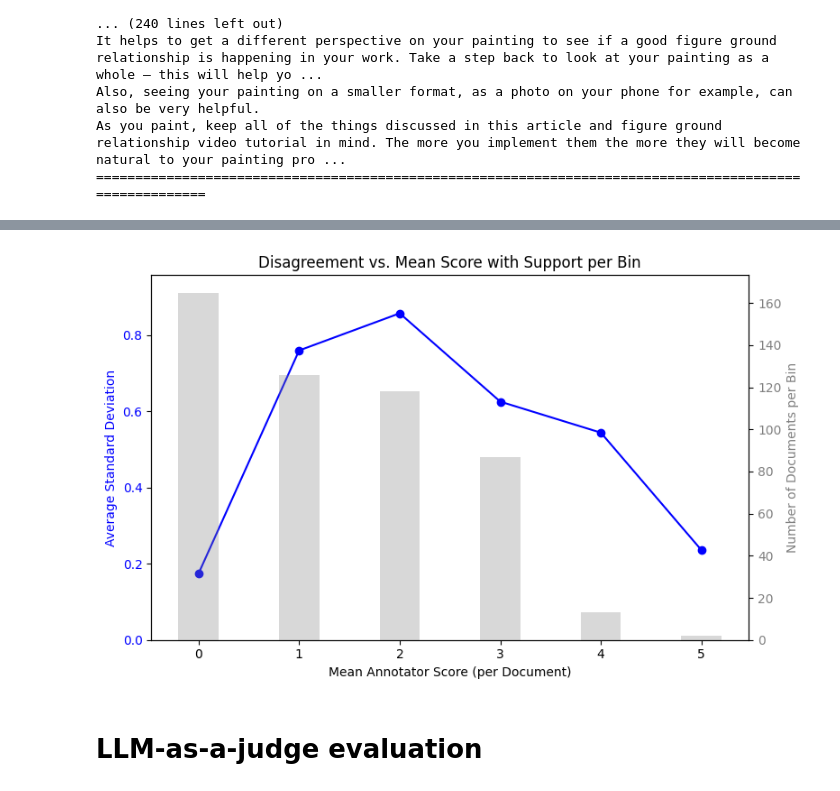
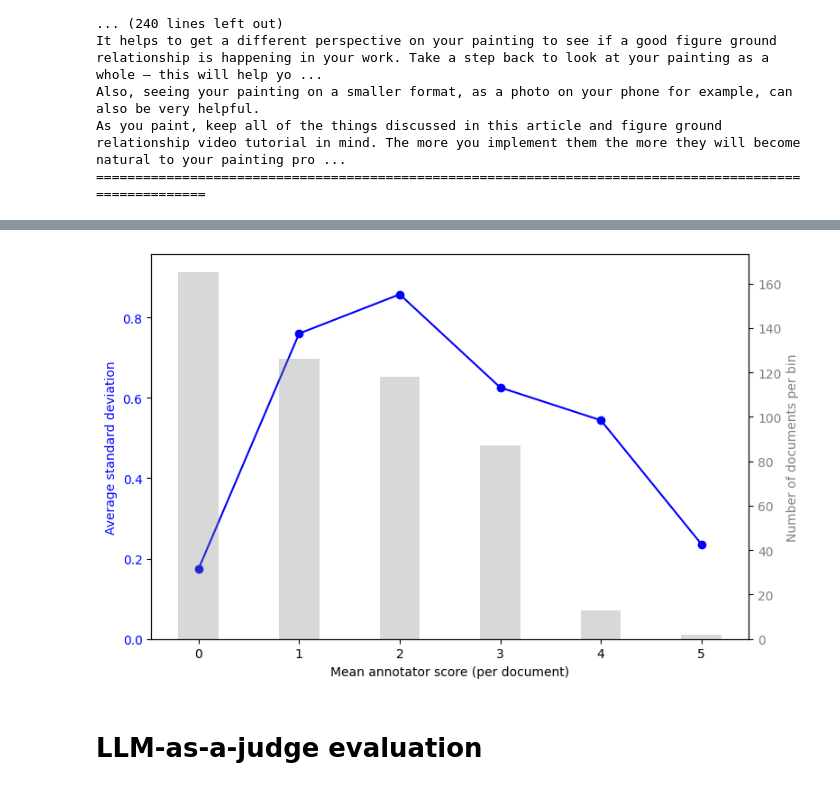
Before and after one commit to Modalities/ml_filter, a Jupyter notebook: notebooks/edu_content_human_as_a_judge.ipynb, the cells around one changed output, grey strips where cells are left out. Drawn from its saved outputs; the diff is of its cells as text; code cells hidden in the pictures.

```diff
--- a/notebooks/edu_content_human_as_a_judge.ipynb
+++ b/notebooks/edu_content_human_as_a_judge.ipynb
@@ -27,6 +31,11 @@ language_codes = {
 gt_annotations_path = Path("/raid/s3/opengptx/max_lue/repositories/ml_filter/ml_filter_paper/data/edu_content/predictions/511_test_documents_educational_content_human_as_a_judge/human_raw_scores/annotations__educational_content__en__gt.jsonl")
 en_documents_path = Path("/raid/s3/opengptx/max_lue/repositories/ml_filter/ml_filter_paper/data/edu_content/predictions/511_test_documents_educational_content_human_as_a_judge/human_aggregated_scores/511_test_documents_educational_content_en.jsonl")
 llm_as_a_judge_metrics_path = Path("/raid/s3/opengptx/max_lue/repositories/ml_filter/ml_filter_paper/data/edu_content/output/llm_as_a_judge_metrics")
+annotated_500k_samples_path = Path("/raid/s3/opengptx/max_lue/repositories/ml_filter/ml_filter_paper/data/edu_content/predictions/educational_content")
+plot_path = Path("/raid/s3/opengptx/max_lue/repositories/ml_filter/ml_filter_paper/output/plots")
+
+if not plot_path.exists():
+    plot_path.mkdir(parents=True)
 # %% [markdown]
 # Human Annotations
 # %%
@@ -157,35 +209,37 @@ means = np.mean(gt_annotations, axis=1)
 stds = np.std(gt_annotations, axis=1, ddof=0)
 
 # Bin the mean scores
 bins = np.arange(-0.5, 6, 1)  # Bins: [0.0, 0.5), [0.5, 1.0), ..., [5.0, 5.5)
 bin_indices = np.digitize(means, bins)
 
 # Calculate average std and support for each bin
 avg_stds_per_bin = [np.mean(stds[bin_indices == i]) for i in range(1, len(bins))]
 support_per_bin = [np.sum(bin_indices == i) for i in range(1, len(bins))]
 
 # Compute bin centers for x-axis
 bin_centers = (bins[:-1] + bins[1:]) / 2
 
 # Create the plot
 fig, ax1 = plt.subplots(figsize=(8, 5))
 
 # Line plot for average std dev
 ax1.plot(bin_centers, avg_stds_per_bin, color='blue', marker='o', label='Avg Std Dev')
-ax1.set_xlabel('Mean Annotator Score (per Document)')
-ax1.set_ylabel('Average Standard Deviation', color='blue')
+ax1.set_xlabel('Mean annotator score (per document)')
+ax1.set_ylabel('Average standard deviation', color='blue')
 ax1.tick_params(axis='y', labelcolor='blue')
 ax1.set_ylim(0, max(avg_stds_per_bin) + 0.1)
 
 # Bar plot for support on secondary y-axis
 ax2 = ax1.twinx()
 ax2.bar(bin_centers, support_per_bin, width=0.4, alpha=0.3, color='gray', label='Support (Count)')
-ax2.set_ylabel('Number of Documents per Bin', color='gray')
+ax2.set_ylabel('Number of documents per bin', color='gray')
 ax2.tick_params(axis='y', labelcolor='gray')
 
 # Title and layout
-plt.title('Disagreement vs. Mean Score with Support per Bin')
+# plt.title('Disagreement vs. Mean Score with Support per Bin')
 fig.tight_layout()
+plt.savefig(plot_path / f"human_annotation_score_std_hist.pdf", format="pdf", bbox_inches="tight", pad_inches=0)
+
 plt.show()
 # %% [output]
-[figure, old version]
+[figure, new version]
```
Also changed, not shown: parts of 38 cells of this notebook.
